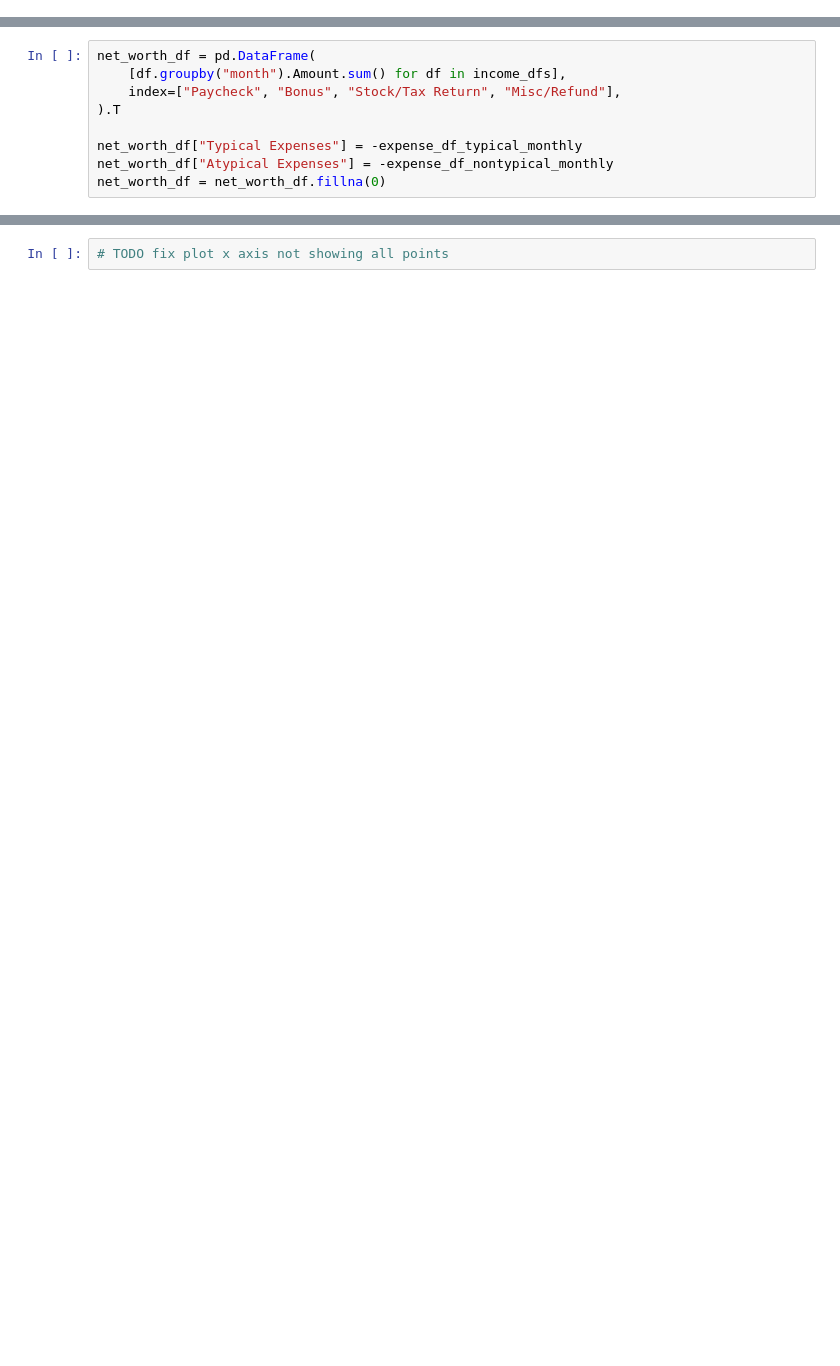
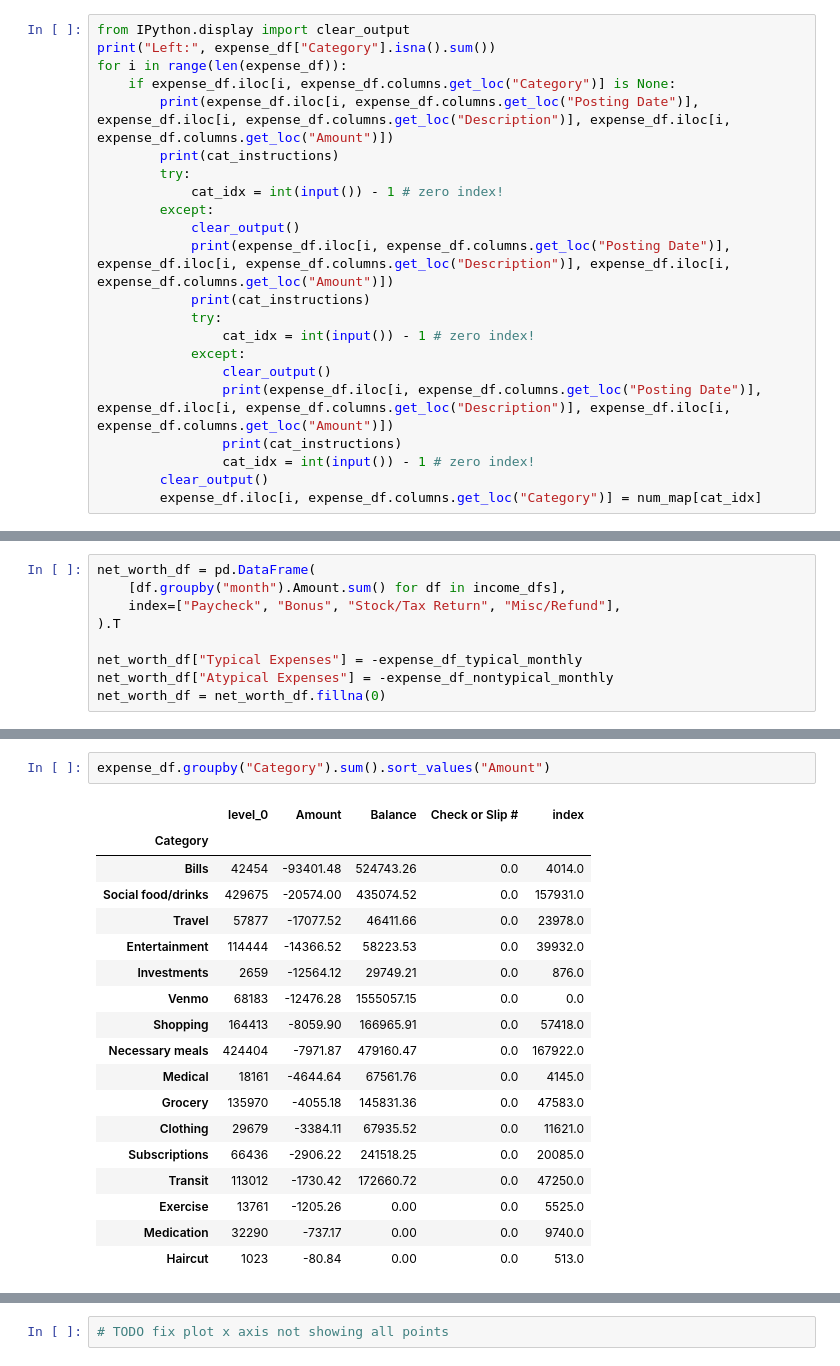
Before and after one commit to nglaze00/budget, a Jupyter notebook: expenses.ipynb, the cells around one changed output, grey strips where cells are left out. Saved outputs shown, nothing was run; the diff lists cells and outputs as text; blank space fills up the shorter version.

```diff
--- a/expenses.ipynb
+++ b/expenses.ipynb
@@ -160,0 +215,22 @@ expense_df_monthly = -expense_df.groupby("month").Amount.sum()
+# %%
+from IPython.display import clear_output
+print("Left:", expense_df["Category"].isna().sum())
+for i in range(len(expense_df)):
+    if expense_df.iloc[i, expense_df.columns.get_loc("Category")] is None:
+        print(expense_df.iloc[i, expense_df.columns.get_loc("Posting Date")], expense_df.iloc[i, expense_df.columns.get_loc("Description")], expense_df.iloc[i, expense_df.columns.get_loc("Amount")])
+        print(cat_instructions)
+        try:
+            cat_idx = int(input()) - 1 # zero index!
+        except:
+            clear_output()
+            print(expense_df.iloc[i, expense_df.columns.get_loc("Posting Date")], expense_df.iloc[i, expense_df.columns.get_loc("Description")], expense_df.iloc[i, expense_df.columns.get_loc("Amount")])
+            print(cat_instructions)
+            try:
+                cat_idx = int(input()) - 1 # zero index!
+            except:
+                clear_output()
+                print(expense_df.iloc[i, expense_df.columns.get_loc("Posting Date")], expense_df.iloc[i, expense_df.columns.get_loc("Description")], expense_df.iloc[i, expense_df.columns.get_loc("Amount")])
+                print(cat_instructions)
+                cat_idx = int(input()) - 1 # zero index!
+        clear_output()
+        expense_df.iloc[i, expense_df.columns.get_loc("Category")] = num_map[cat_idx]
@@ -191,3 +274,24 @@ net_worth_df
+# %%
+expense_df.groupby("Category").sum().sort_values("Amount")
+# %% [output]
+|  | level_0 | Amount | Balance | Check or Slip # | index |
+| Category |  |  |  |  |  |
+| Bills | 42454 | -93401.48 | 524743.26 | 0.0 | 4014.0 |
+| Social food/drinks | 429675 | -20574.00 | 435074.52 | 0.0 | 157931.0 |
+| Travel | 57877 | -17077.52 | 46411.66 | 0.0 | 23978.0 |
+| Entertainment | 114444 | -14366.52 | 58223.53 | 0.0 | 39932.0 |
+| Investments | 2659 | -12564.12 | 29749.21 | 0.0 | 876.0 |
+| Venmo | 68183 | -12476.28 | 1555057.15 | 0.0 | 0.0 |
+| Shopping | 164413 | -8059.90 | 166965.91 | 0.0 | 57418.0 |
+| Necessary meals | 424404 | -7971.87 | 479160.47 | 0.0 | 167922.0 |
+| Medical | 18161 | -4644.64 | 67561.76 | 0.0 | 4145.0 |
+| Grocery | 135970 | -4055.18 | 145831.36 | 0.0 | 47583.0 |
+| Clothing | 29679 | -3384.11 | 67935.52 | 0.0 | 11621.0 |
+| Subscriptions | 66436 | -2906.22 | 241518.25 | 0.0 | 20085.0 |
+| Transit | 113012 | -1730.42 | 172660.72 | 0.0 | 47250.0 |
+| Exercise | 13761 | -1205.26 | 0.00 | 0.0 | 5525.0 |
+| Medication | 32290 | -737.17 | 0.00 | 0.0 | 9740.0 |
+| Haircut | 1023 | -80.84 | 0.00 | 0.0 | 513.0 |
 # %%
 (START_BALANCE + net_worth_df.sum(axis=1).cumsum())
 # %% [output]
```
Also changed, not shown: parts of 11 cells of this notebook, 3 other files.
